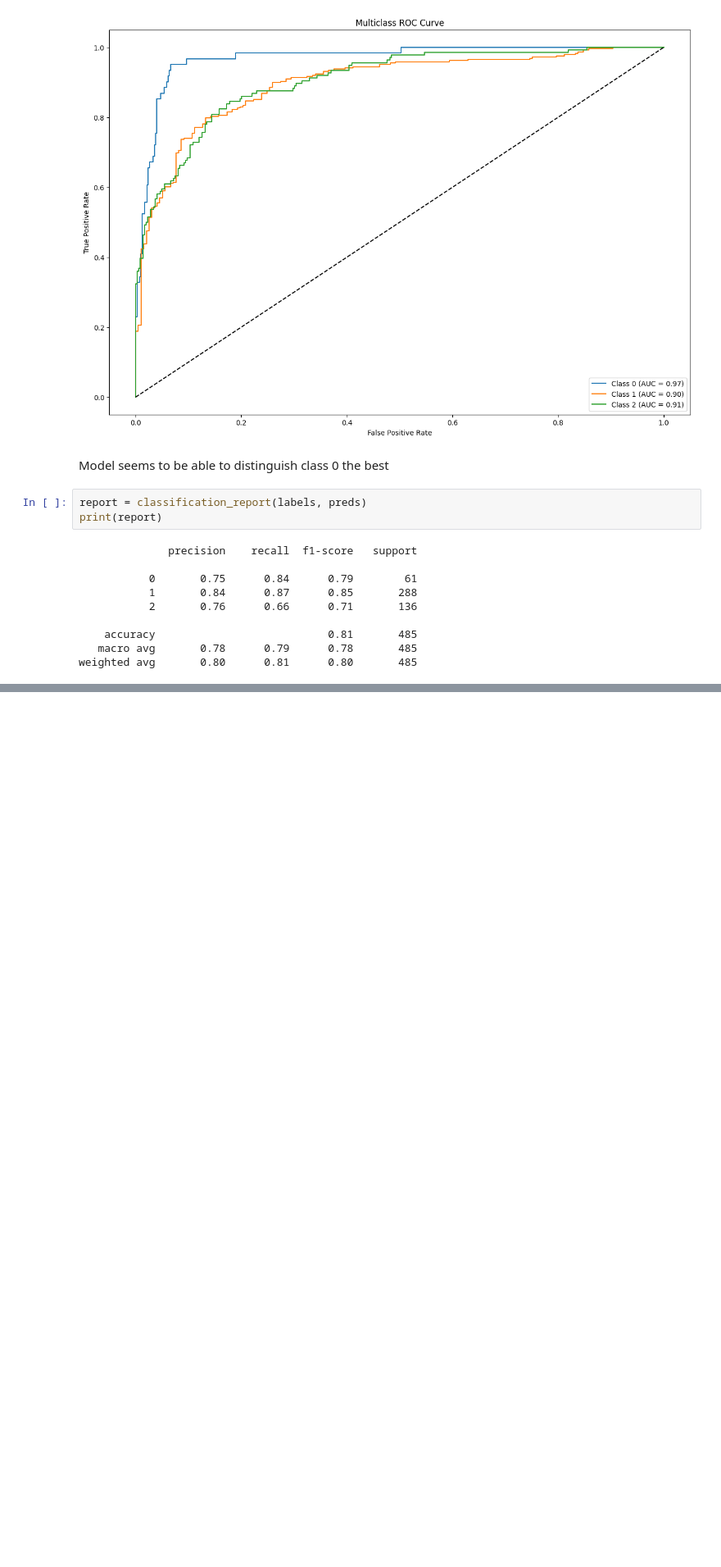
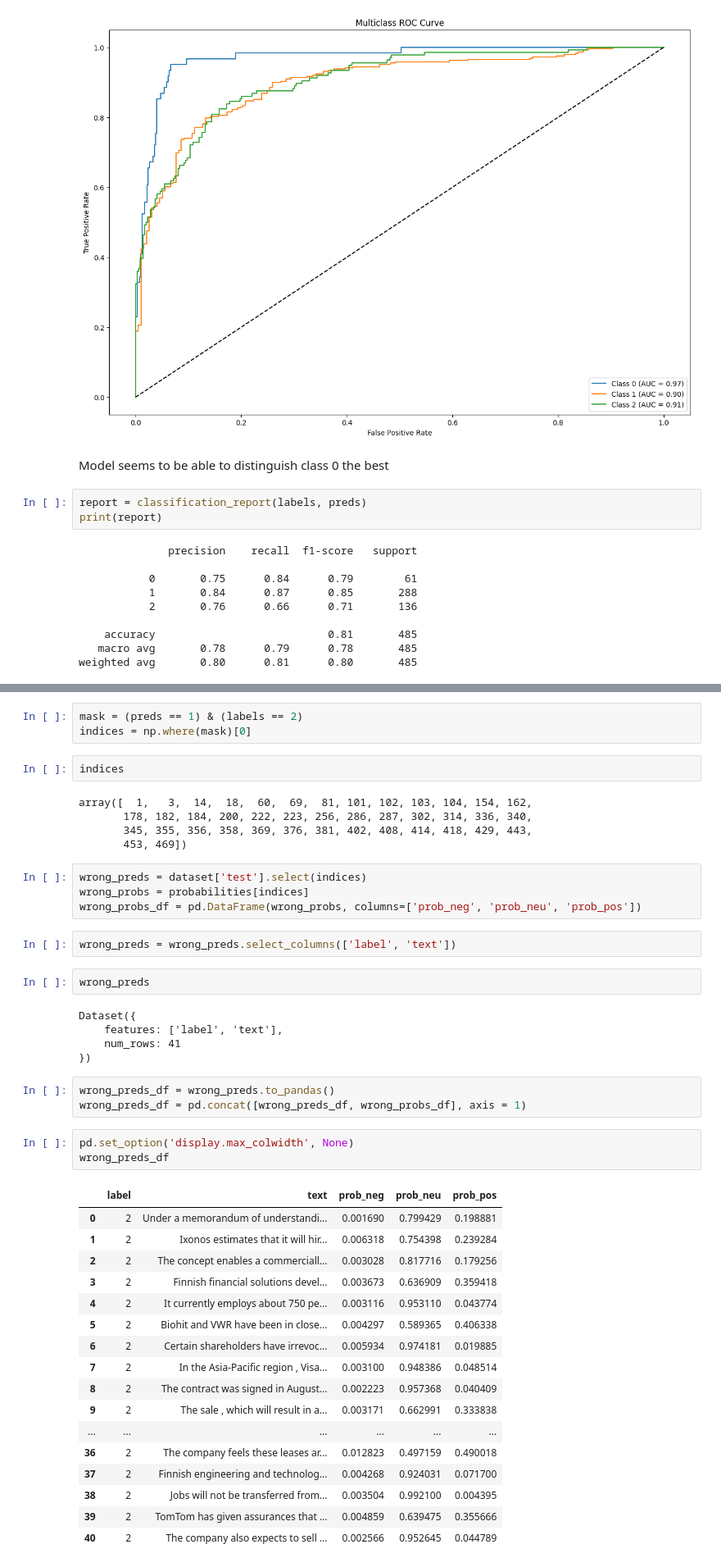
Before and after one commit to yjiahao/natural-language-processing, a Jupyter notebook: assignment_3_finetuning/src/finetune_BERT_LoRA.ipynb, the cells around one changed output, grey strips where cells are left out. Shown at 82% size. Cells and saved outputs as stored; diff of their text form; blank space fills up the shorter version.

Commit message:
add analysis of wrongly classified examples

```diff
--- a/assignment_3_finetuning/src/finetune_BERT_LoRA.ipynb
+++ b/assignment_3_finetuning/src/finetune_BERT_LoRA.ipynb
@@ -237,0 +225,47 @@ weighted avg       0.80      0.81      0.80       485
+# %%
+mask = (preds == 1) & (labels == 2)
+indices = np.where(mask)[0]
+# %%
+indices
+# %% [output]
+array([  1,   3,  14,  18,  60,  69,  81, 101, 102, 103, 104, 154, 162,
+       178, 182, 184, 200, 222, 223, 256, 286, 287, 302, 314, 336, 340,
+       345, 355, 356, 358, 369, 376, 381, 402, 408, 414, 418, 429, 443,
+       453, 469])
+# %%
+wrong_preds = dataset['test'].select(indices)
+wrong_probs = probabilities[indices]
+wrong_probs_df = pd.DataFrame(wrong_probs, columns=['prob_neg', 'prob_neu', 'prob_pos'])
+# %%
+wrong_preds = wrong_preds.select_columns(['label', 'text'])
+# %%
+wrong_preds
+# %% [output]
+Dataset({
+    features: ['label', 'text'],
+    num_rows: 41
+})
+# %%
+wrong_preds_df = wrong_preds.to_pandas()
+wrong_preds_df = pd.concat([wrong_preds_df, wrong_probs_df], axis = 1)
+# %%
+pd.set_option('display.max_colwidth', None)
+wrong_preds_df
+# %% [output]
+|  | label | text | prob_neg | prob_neu | prob_pos |
+| 0 | 2 | Under a memorandum of understandi... | 0.001690 | 0.799429 | 0.198881 |
+| 1 | 2 | Ixonos estimates that it will hir... | 0.006318 | 0.754398 | 0.239284 |
+| 2 | 2 | The concept enables a commerciall... | 0.003028 | 0.817716 | 0.179256 |
+| 3 | 2 | Finnish financial solutions devel... | 0.003673 | 0.636909 | 0.359418 |
+| 4 | 2 | It currently employs about 750 pe... | 0.003116 | 0.953110 | 0.043774 |
+| 5 | 2 | Biohit and VWR have been in close... | 0.004297 | 0.589365 | 0.406338 |
+| 6 | 2 | Certain shareholders have irrevoc... | 0.005934 | 0.974181 | 0.019885 |
+| 7 | 2 | In the Asia-Pacific region , Visa... | 0.003100 | 0.948386 | 0.048514 |
+| 8 | 2 | The contract was signed in August... | 0.002223 | 0.957368 | 0.040409 |
+| 9 | 2 | The sale , which will result in a... | 0.003171 | 0.662991 | 0.333838 |
+| ... | ... | ... | ... | ... | ... |
+| 36 | 2 | The company feels these leases ar... | 0.012823 | 0.497159 | 0.490018 |
+| 37 | 2 | Finnish engineering and technolog... | 0.004268 | 0.924031 | 0.071700 |
+| 38 | 2 | Jobs will not be transferred from... | 0.003504 | 0.992100 | 0.004395 |
+| 39 | 2 | TomTom has given assurances that ... | 0.004859 | 0.639475 | 0.355666 |
+| 40 | 2 | The company also expects to sell ... | 0.002566 | 0.952645 | 0.044789 |
```
Also changed, not shown: parts of 11 cells of this notebook.
